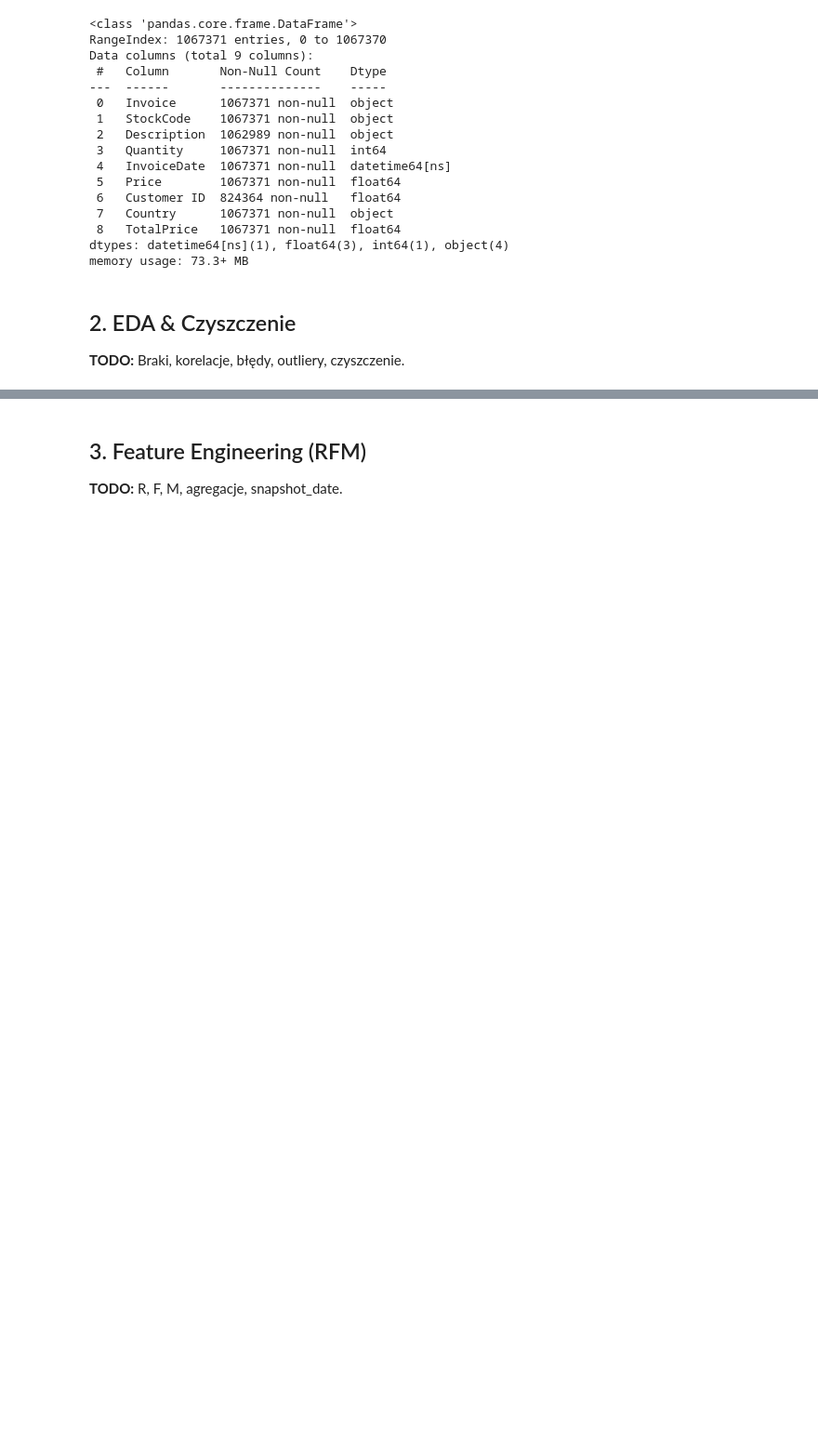
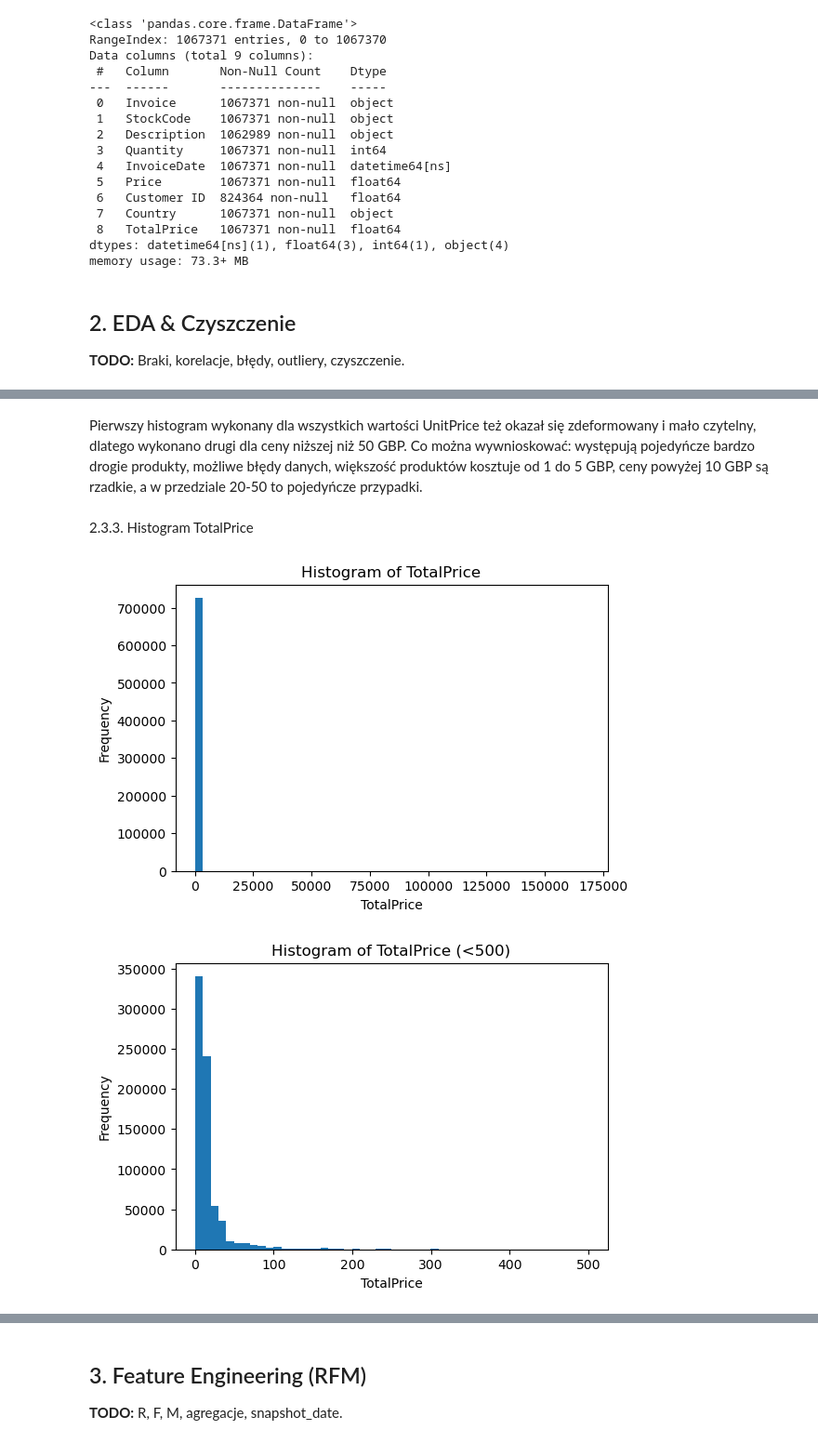
Before and after one commit to lukaszkortals/ML_Online_Retail_II, a Jupyter notebook: notebooks/project.ipynb, the cells around one changed output, grey strips where cells are left out. Shown at 93% size. Cells and saved outputs as stored; diff of their text form; code cells hidden in the pictures; blank space fills up the shorter version.

```diff
--- a/notebooks/project.ipynb
+++ b/notebooks/project.ipynb
@@ -48,0 +139,21 @@ memory usage: 73.3+ MB
+# %% [markdown]
+Pierwszy histogram wykonany dla wszystkich wartości UnitPrice też okazał się zdeformowany i mało czytelny, dlatego wykonano drugi dla ceny niższej niż 50 GBP. Co można wywnioskować: występują pojedyńcze bardzo drogie produkty, możliwe błędy danych, większość produktów kosztuje od 1 do 5 GBP, ceny powyżej 10 GBP są rzadkie, a w przedziale 20-50 to pojedyńcze przypadki.
+# %% [markdown]
+2.3.3. Histogram TotalPrice
+# %%
+plt.figure(figsize=(6,4))
+plt.hist(df["TotalPrice"], bins=50)
+plt.title("Histogram of TotalPrice")
+plt.xlabel("TotalPrice")
+plt.ylabel("Frequency")
+plt.show()
+
+plt.figure(figsize=(6,4))
+plt.hist(df[df["TotalPrice"] < 500]["TotalPrice"], bins=50)
+plt.title("Histogram of TotalPrice (<500)")
+plt.xlabel("TotalPrice")
+plt.ylabel("Frequency")
+plt.show()
+# %% [output]
+[figure, added]
+[figure, added]
```
Also changed, not shown: parts of 17 cells of this notebook.
